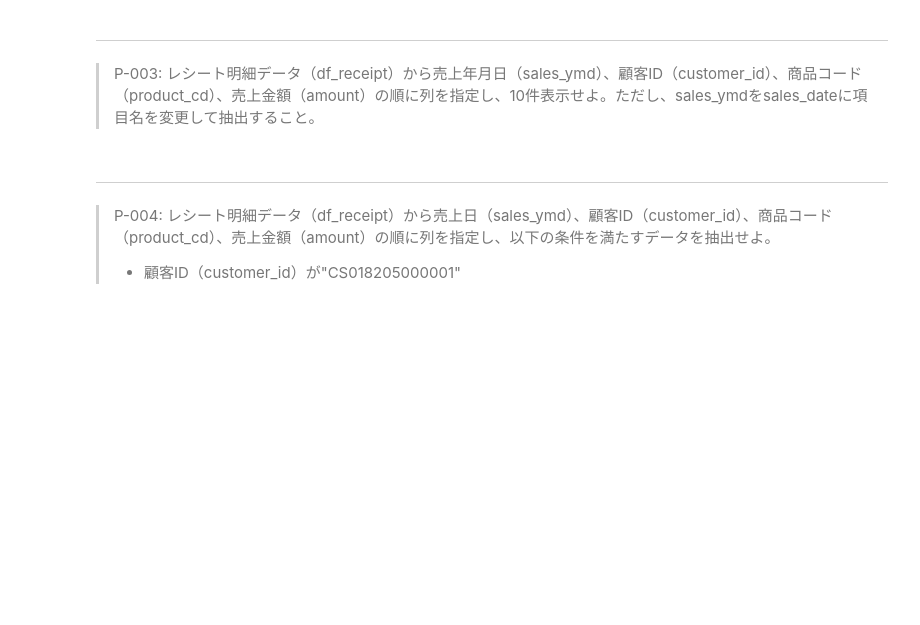
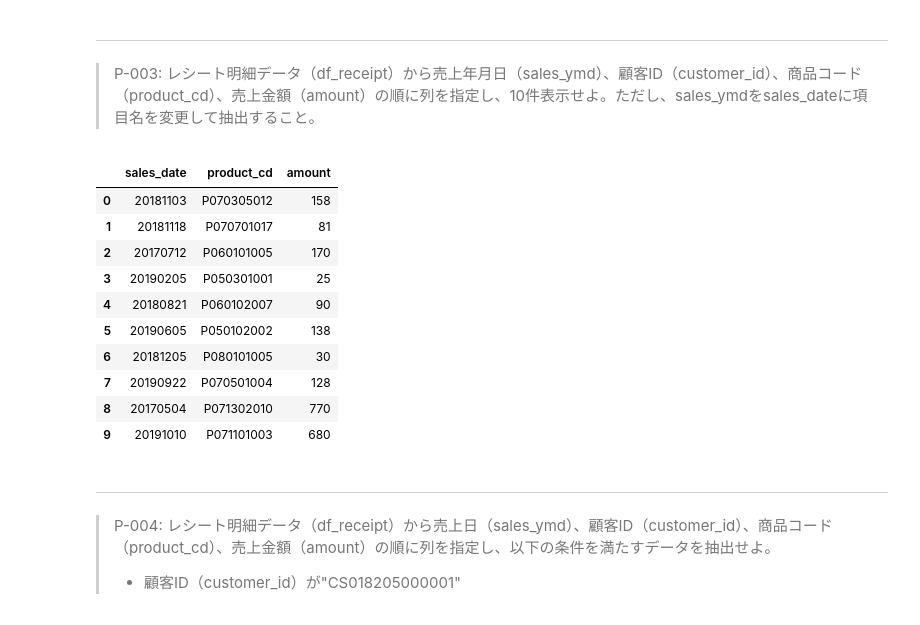
Before and after one commit to kayaba0721/ThinkStats2, a Jupyter notebook: docker/work/preprocess_knock_Python.ipynb, the cells around one changed output. Saved outputs shown, nothing was run; the diff lists cells and outputs as text; code cells hidden in the pictures; blank space fills up the shorter version.

```diff
--- a/docker/work/preprocess_knock_Python.ipynb
+++ b/docker/work/preprocess_knock_Python.ipynb
@@ -87,6 +107,21 @@ Resolving deltas: 100% (1175/1175), done.
 # %% [markdown]
 ---
 > P-003: レシート明細データ（df_receipt）から売上年月日（sales_ymd）、顧客ID（customer_id）、商品コード（product_cd）、売上金額（amount）の順に列を指定し、10件表示せよ。ただし、sales_ymdをsales_dateに項目名を変更して抽出すること。
+# %%
+df_receipt = df_receipt.rename(columns={"sales_ymd":"sales_date"})
+df_receipt[["sales_date","product_cd","amount"]].head(10)
+# %% [output]
+|  | sales_date | product_cd | amount |
+| 0 | 20181103 | P070305012 | 158 |
+| 1 | 20181118 | P070701017 | 81 |
+| 2 | 20170712 | P060101005 | 170 |
+| 3 | 20190205 | P050301001 | 25 |
+| 4 | 20180821 | P060102007 | 90 |
+| 5 | 20190605 | P050102002 | 138 |
+| 6 | 20181205 | P080101005 | 30 |
+| 7 | 20190922 | P070501004 | 128 |
+| 8 | 20170504 | P071302010 | 770 |
+| 9 | 20191010 | P071101003 | 680 |
 # %% [markdown]
 ---
 > P-004: レシート明細データ（df_receipt）から売上日（sales_ymd）、顧客ID（customer_id）、商品コード（product_cd）、売上金額（amount）の順に列を指定し、以下の条件を満たすデータを抽出せよ。
```
Also changed, not shown: parts of 4 cells of this notebook.
